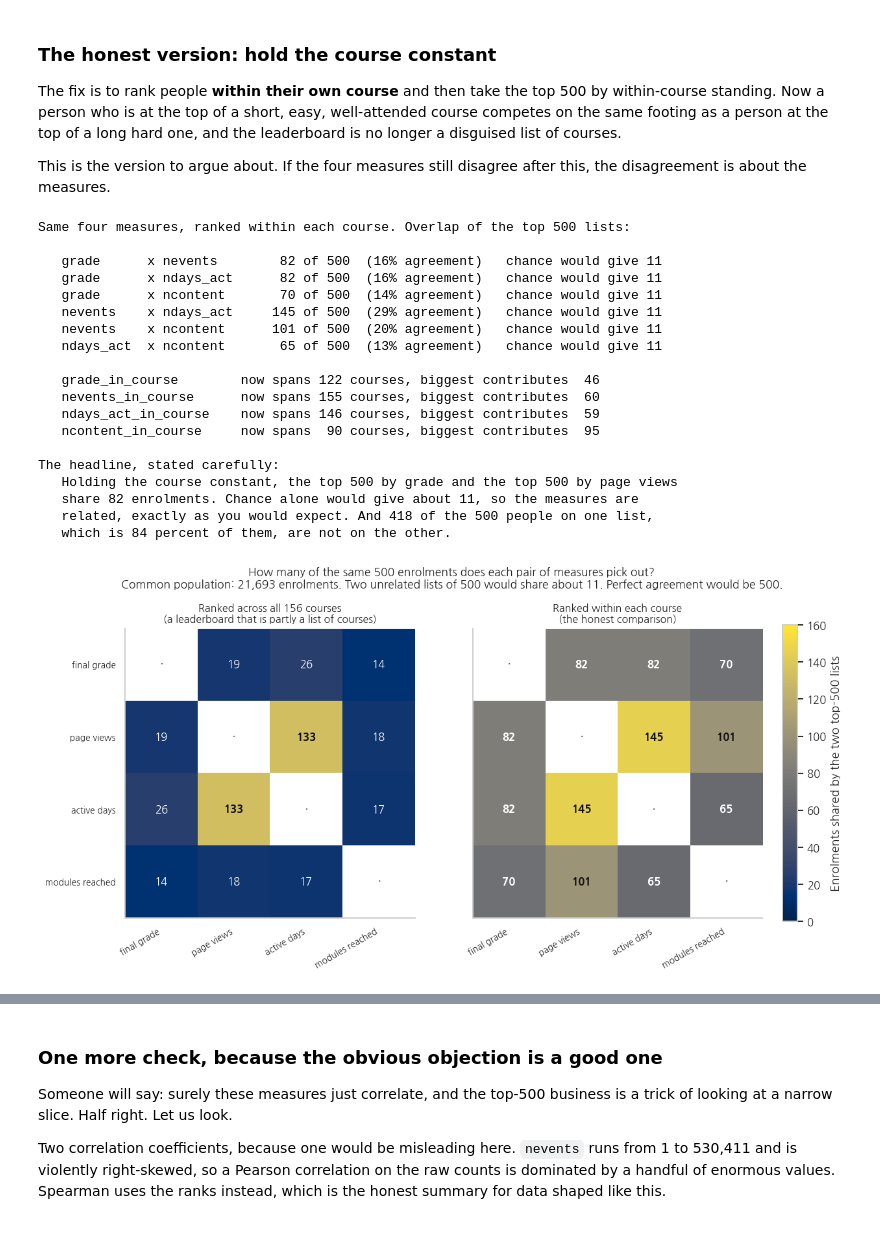
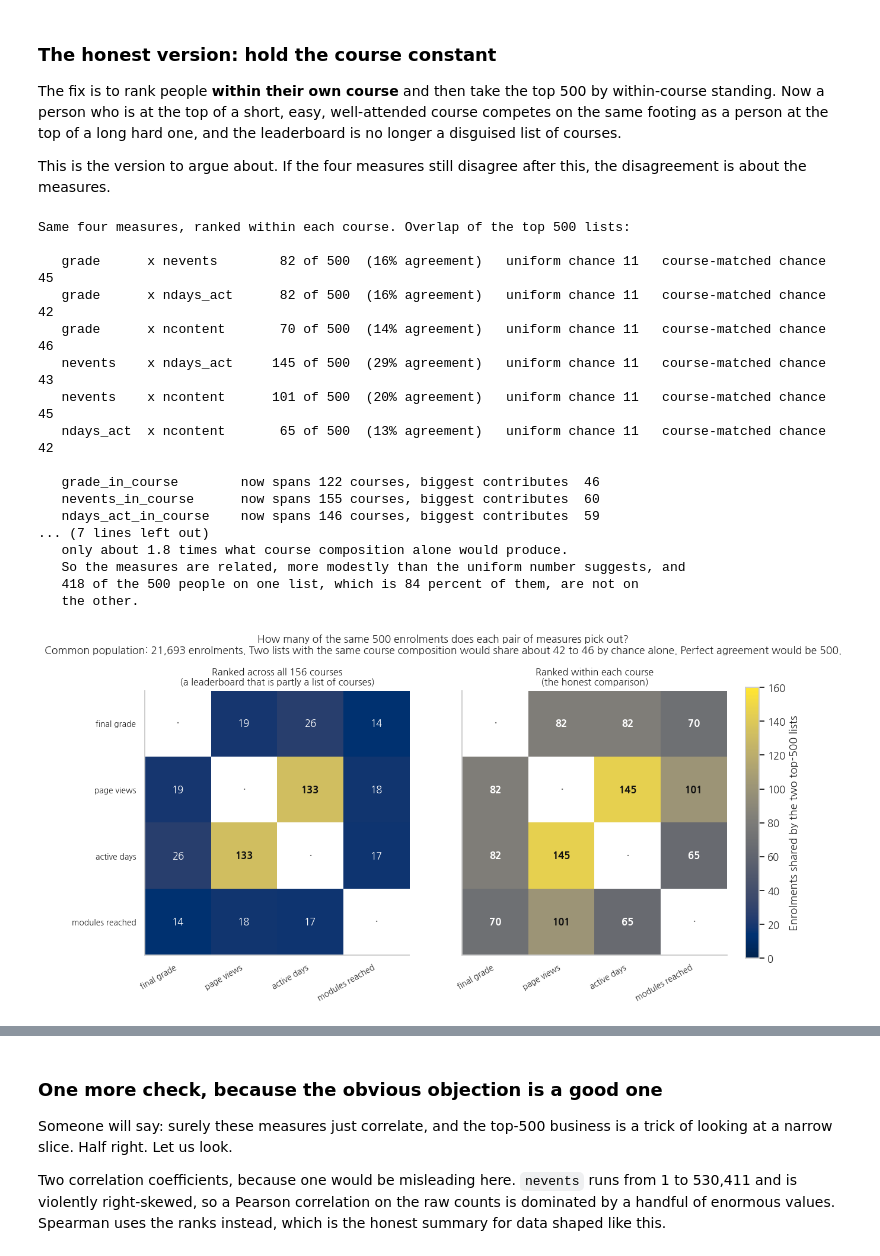
Before and after one commit to HakeoungLee/edis8100-teaching-learning-analytics, a Jupyter notebook: week11-codesign-studio/week11_codesign_studio.ipynb, the cells around one changed output, grey strips where cells are left out. Drawn from its saved outputs; the diff is of its cells as text; code cells hidden in the pictures.

```diff
--- a/week11-codesign-studio/week11_codesign_studio.ipynb
+++ b/week11-codesign-studio/week11_codesign_studio.ipynb
@@ -1128,14 +1170,16 @@ FOUR_CP = [m + '_in_course' for m in FOUR]
 for m in FOUR:
     core[m + '_in_course'] = core.groupby('course_id_DI')[m].rank(pct=True)
 
-med_cp, lo_cp, hi_cp = overlap_matrix(core, FOUR_CP, seed=99)
+med_cp, lo_cp, hi_cp, mch_cp = overlap_matrix(core, FOUR_CP, seed=99)
 
 print('Same four measures, ranked within each course. Overlap of the top {} lists:'.format(K))
 print()
 for a, b in combinations(FOUR, 2):
     ac, bc = a + '_in_course', b + '_in_course'
-    print('   {:<10} x {:<10}  {:>5.0f} of {}  ({:.0f}% agreement)   chance would give {:.0f}'
-          .format(a, b, med_cp.loc[ac, bc], K, 100 * med_cp.loc[ac, bc] / K, CHANCE_MED))
+    print('   {:<10} x {:<10}  {:>5.0f} of {}  ({:.0f}% agreement)   '
+          'uniform chance {:.0f}   course-matched chance {:.0f}'
+          .format(a, b, med_cp.loc[ac, bc], K, 100 * med_cp.loc[ac, bc] / K,
+                  CHANCE_MED, mch_cp.loc[ac, bc]))
 print()
 r2 = np.random.default_rng(7)
 for m in FOUR_CP:
@@ -1144,33 +1188,37 @@ for m in FOUR_CP:
         m, sub['course_id_DI'].nunique(), sub['course_id_DI'].value_counts().iloc[0]))
 print()
 gn = med_cp.loc['grade_in_course', 'nevents_in_course']
+gn_chance = mch_cp.loc['grade_in_course', 'nevents_in_course']
 print('The headline, stated carefully:')
 print('   Holding the course constant, the top {} by grade and the top {} by page views'.format(K, K))
-print('   share {:.0f} enrolments. Chance alone would give about {:.0f}, so the measures are'.format(
-    gn, CHANCE_MED))
-print('   related, exactly as you would expect. And {:.0f} of the {} people on one list,'.format(
-    K - gn, K))
-print('   which is {:.0f} percent of them, are not on the other.'.format(100 * (K - gn) / K))
+print('   share {:.0f} enrolments. Against the uniform baseline that looks like {:.0f} times'.format(
+    gn, gn / CHANCE_MED))
+print('   chance, and that is the wrong comparison: these two lists both concentrate in the')
+print('   same courses, so the course-matched baseline is about {:.0f}, and the overlap is'.format(
+    gn_chance))
+print('   only about {:.1f} times what course composition alone would produce.'.format(gn / gn_chance))
+print('   So the measures are related, more modestly than the uniform number suggests, and')
+print('   {:.0f} of the {} people on one list, which is {:.0f} percent of them, are not on'.format(
+    K - gn, K, 100 * (K - gn) / K))
+print('   the other.')
 # %% [output]
 Same four measures, ranked within each course. Overlap of the top 500 lists:
 
-   grade      x nevents        82 of 500  (16% agreement)   chance would give 11
-   grade      x ndays_act      82 of 500  (16% agreement)   chance would give 11
-   grade      x ncontent       70 of 500  (14% agreement)   chance would give 11
-   nevents    x ndays_act     145 of 500  (29% agreement)   chance would give 11
-   nevents    x ncontent      101 of 500  (20% agreement)   chance would give 11
-   ndays_act  x ncontent       65 of 500  (13% agreement)   chance would give 11
+   grade      x nevents        82 of 500  (16% agreement)   uniform chance 11   course-matched chance 45
+   grade      x ndays_act      82 of 500  (16% agreement)   uniform chance 11   course-matched chance 42
+   grade      x ncontent       70 of 500  (14% agreement)   uniform chance 11   course-matched chance 46
+   nevents    x ndays_act     145 of 500  (29% agreement)   uniform chance 11   course-matched chance 43
+   nevents    x ncontent      101 of 500  (20% agreement)   uniform chance 11   course-matched chance 45
+   ndays_act  x ncontent       65 of 500  (13% agreement)   uniform chance 11   course-matched chance 42
 
    grade_in_course        now spans 122 courses, biggest contributes  46
    nevents_in_course      now spans 155 courses, biggest contributes  60
    ndays_act_in_course    now spans 146 courses, biggest contributes  59
-   ncontent_in_course     now spans  90 courses, biggest contributes  95
-
-The headline, stated carefully:
-   Holding the course constant, the top 500 by grade and the top 500 by page views
-   share 82 enrolments. Chance alone would give about 11, so the measures are
-   related, exactly as you would expect. And 418 of the 500 people on one list,
-   which is 84 percent of them, are not on the other.
+... (7 lines left out)
+   only about 1.8 times what course composition alone would produce.
+   So the measures are related, more modestly than the uniform number suggests, and
+   418 of the 500 people on one list, which is 84 percent of them, are not on
+   the other.
 # %%
 def draw_overlap(ax, mat, cols, labels, title):
     z = mat.loc[cols, cols].values.astype(float)
@@ -1181,36 +1229,37 @@ def draw_overlap(ax, mat, cols, labels, title):
     ax.set_xticklabels(labels, rotation=30, ha='right', fontsize=9)
     ax.set_yticklabels(labels, fontsize=9)
     for i in range(len(cols)):
         for j in range(len(cols)):
             if i == j:
                 ax.text(j, i, '·', ha='center', va='center', color='#666666', fontsize=14)
             else:
                 v = z[i, j]
                 ax.text(j, i, '{:.0f}'.format(v), ha='center', va='center', fontsize=11,
                         color='white' if v < 95 else '#111111',
                         fontweight='bold' if v > 60 else 'normal')
     ax.set_title(title, fontsize=10.5)
     ax.grid(False)
     return im
 
 
 short = [CATALOG.loc[m, 'short'] for m in FOUR]
 fig, axes = plt.subplots(1, 2, figsize=(12.2, 5.4))
 im = draw_overlap(axes[0], med_raw, FOUR, short,
                   'Ranked across all {} courses\n(a leaderboard that is partly a list of courses)'
                   .format(core['course_id_DI'].nunique()))
 draw_overlap(axes[1], med_cp, FOUR_CP, short,
              'Ranked within each course\n(the honest comparison)')
 axes[1].set_yticklabels([])
 cb = fig.colorbar(im, ax=axes, fraction=0.026, pad=0.03)
 cb.set_label('Enrolments shared by the two top-500 lists')
 fig.suptitle('How many of the same 500 enrolments does each pair of measures pick out?\n'
-             'Common population: {:,} enrolments. Two unrelated lists of 500 would share about '
-             '{:.0f}. Perfect agreement would be 500.'.format(len(core), CHANCE_MED),
+             'Common population: {:,} enrolments. Two lists with the same course composition '
+             'would share about {:.0f} to {:.0f} by chance alone. Perfect agreement would be 500.'
+             .format(len(core), np.nanmin(mch_cp.values), np.nanmax(mch_cp.values)),
              fontsize=11.5, y=1.03)
 plt.show()
 # %% [output]
-[figure, old version]
+[figure, new version]
 # %% [markdown]
 **Interpretation prompt.** Two panels, side by side, and neither of them shows the number you
 guessed.
```
Also changed, not shown: parts of 6 cells of this notebook, 39 other files.
